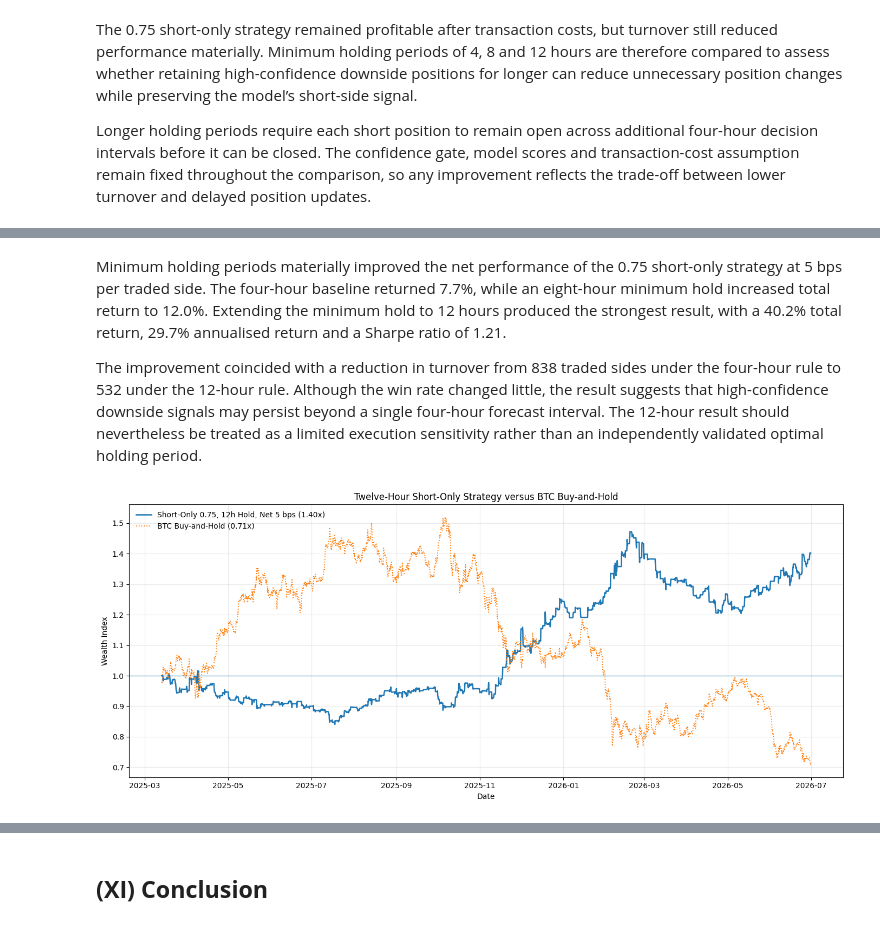
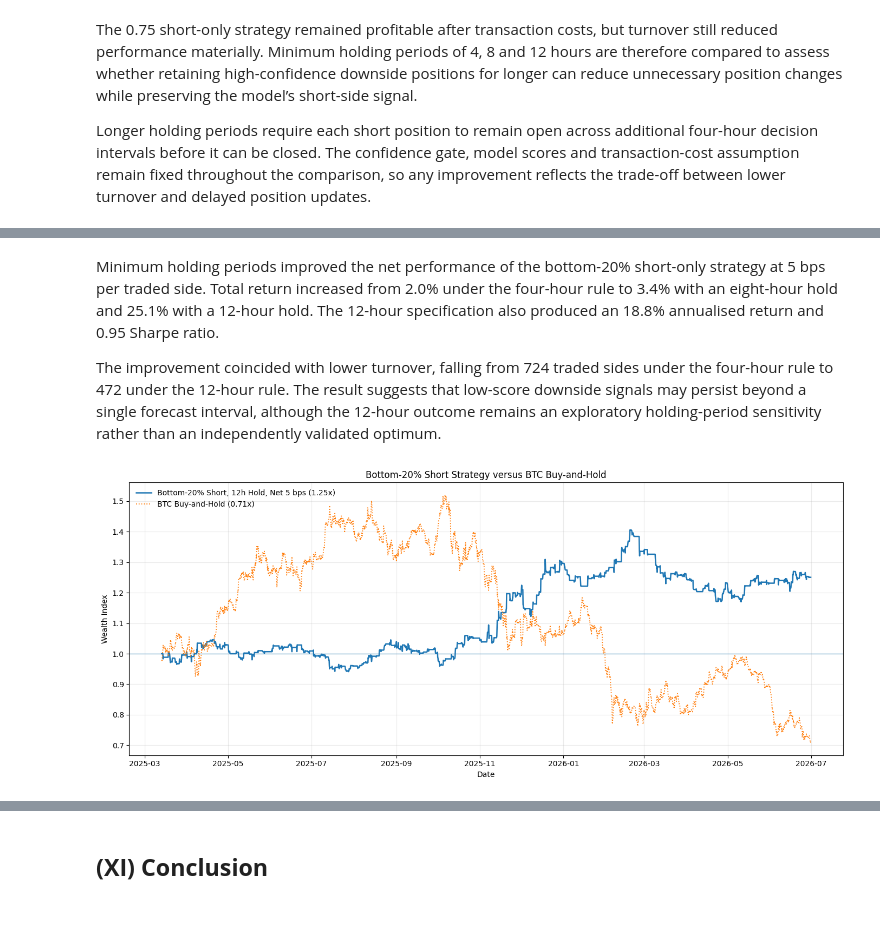
Before and after one commit to jade-lam/CQF, a Jupyter notebook: CQF_Final_Project.ipynb, the cells around one changed output, grey strips where cells are left out. Saved outputs shown, nothing was run; the diff lists cells and outputs as text; code cells hidden in the pictures.

```diff
--- a/CQF_Final_Project.ipynb
+++ b/CQF_Final_Project.ipynb
@@ -6920,9 +7248,8 @@ Despite the positive short-only result, turnover remained substantial at approxi
 # %%
-# Compare gross and net performance for the 0.75 short-only strategy
-gate = 0.75
+# Compare gross and net performance for the bottom-20% short-only strategy
 costs_bps = [0, 3, 5]
 
-signal = -backtest["ensemble_score"].le(1 - gate).astype(float)
+signal = -backtest["score_percentile"].le(0.20).astype(float)
 
 turnover = signal.diff().abs()
 turnover.iloc[0] = abs(signal.iloc[0])
@@ -6933,13 +7260,29 @@ cost_rows = []
 for cost_bps in costs_bps:
     net_return = gross_return - turnover * cost_bps / 10_000
     metrics = backtest_metrics(net_return, signal)
-    cost_rows.append({"cost_bps_per_side": cost_bps, **metrics})
+
+    cost_rows.append({
+        "cost_bps_per_side": cost_bps,
+        **metrics
+    })
 
 cost_comparison = pd.DataFrame(cost_rows)
-cost_comparison.to_csv(DATA_PATH / "short_only_075_cost_comparison_4h.csv", index=False)
+
+cost_comparison.to_csv(
+    DATA_PATH / "stacked_bottom_20_short_cost_comparison_4h.csv",
+    index=False)
 
 display(cost_comparison[[
-    "cost_bps_per_side", "active_periods", "exposure", "total_return",
-    "annualised_return", "sharpe_ratio", "maximum_drawdown",
-    "turnover_sides", "trades_per_year", "win_rate"]].round(4))
+    "cost_bps_per_side",
+    "active_periods",
+    "entries",
+    "exposure",
+    "total_return",
+    "annualised_return",
+    "sharpe_ratio",
+    "maximum_drawdown",
+    "turnover_sides",
+    "trades_per_year",
+    "win_rate"
+]].round(4))
 # %% [output]
@@ -7005,46 +7363,47 @@ display(hold_comparison[[
 # %% [markdown]
-Minimum holding periods materially improved the net performance of the 0.75 short-only strategy at 5 bps per traded side. The four-hour baseline returned 7.7%, while an eight-hour minimum hold increased total return to 12.0%. Extending the minimum hold to 12 hours produced the strongest result, with a 40.2% total return, 29.7% annualised return and a Sharpe ratio of 1.21.
+Minimum holding periods improved the net performance of the bottom-20% short-only strategy at 5 bps per traded side. Total return increased from 2.0% under the four-hour rule to 3.4% with an eight-hour hold and 25.1% with a 12-hour hold. The 12-hour specification also produced an 18.8% annualised return and 0.95 Sharpe ratio.
 
-The improvement coincided with a reduction in turnover from 838 traded sides under the four-hour rule to 532 under the 12-hour rule. Although the win rate changed little, the result suggests that high-confidence downside signals may persist beyond a single four-hour forecast interval. The 12-hour result should nevertheless be treated as a limited execution sensitivity rather than an independently validated optimal holding period.
+The improvement coincided with lower turnover, falling from 724 traded sides under the four-hour rule to 472 under the 12-hour rule. The result suggests that low-score downside signals may persist beyond a single forecast interval, although the 12-hour outcome remains an exploratory holding-period sensitivity rather than an independently validated optimum.
 # %%
-# Plot the 12-hour short-only strategy against BTC buy-and-hold
-gate = 0.75
+# Plot the 12-hour bottom-20% short-only strategy against BTC buy-and-hold
 hold_steps = 3
 cost_rate = 5 / 10_000
 
-desired = -backtest["ensemble_score"].le(1 - gate).astype(float)
+desired = -backtest["score_percentile"].le(0.20).astype(float)
 signal = apply_minimum_hold(desired, hold_steps)
 
 turnover = signal.diff().abs()
 turnover.iloc[0] = abs(signal.iloc[0])
 
 net_return = signal * backtest["btc_return_4h"] - turnover * cost_rate
 net_wealth = (1 + net_return).cumprod()
 benchmark_wealth = (1 + backtest["btc_return_4h"]).cumprod()
 
 fig, ax = plt.subplots(figsize=(14, 6))
 
 ax.plot(
     net_wealth.index,
     net_wealth,
     linewidth=1.8,
-    label=f"Short-Only 0.75, 12h Hold, Net 5 bps ({net_wealth.iloc[-1]:.2f}x)")
+    label=f"Bottom-20% Short, 12h Hold, Net 5 bps ({net_wealth.iloc[-1]:.2f}x)"
+)
 
 ax.plot(
     benchmark_wealth.index,
     benchmark_wealth,
     linewidth=1.3,
     linestyle=":",
-    label=f"BTC Buy-and-Hold ({benchmark_wealth.iloc[-1]:.2f}x)")
+    label=f"BTC Buy-and-Hold ({benchmark_wealth.iloc[-1]:.2f}x)"
+)
 
 ax.axhline(1, linewidth=0.8)
-ax.set_title("Twelve-Hour Short-Only Strategy versus BTC Buy-and-Hold")
+ax.set_title("Bottom-20% Short Strategy versus BTC Buy-and-Hold")
 ax.set_ylabel("Wealth Index")
 ax.set_xlabel("Date")
 ax.grid(True, alpha=0.25)
 ax.legend(loc="upper left", frameon=False)
 
 plt.tight_layout()
 plt.show()
 # %% [output]
-[figure, old version]
+[figure, new version]
```
Also changed, not shown: parts of 146 cells of this notebook.
